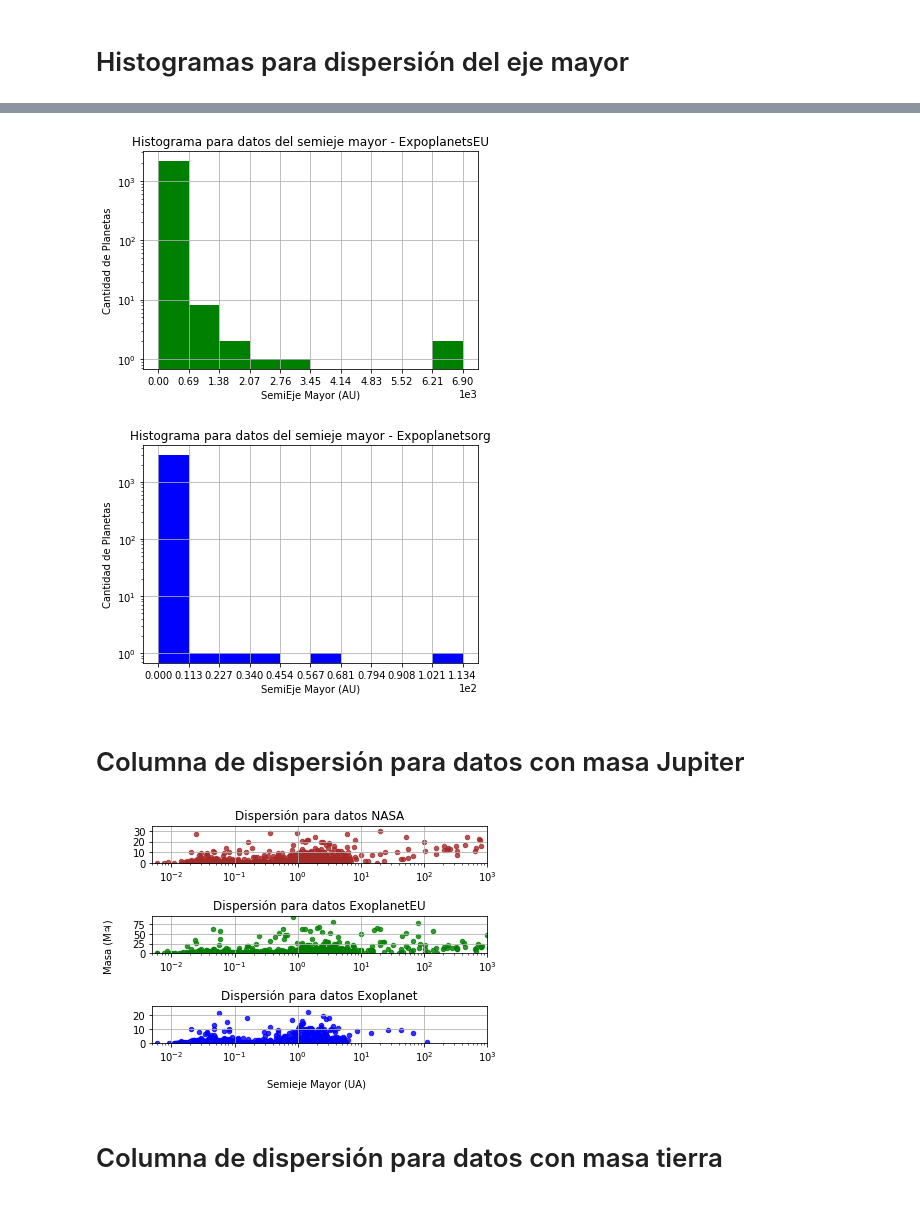
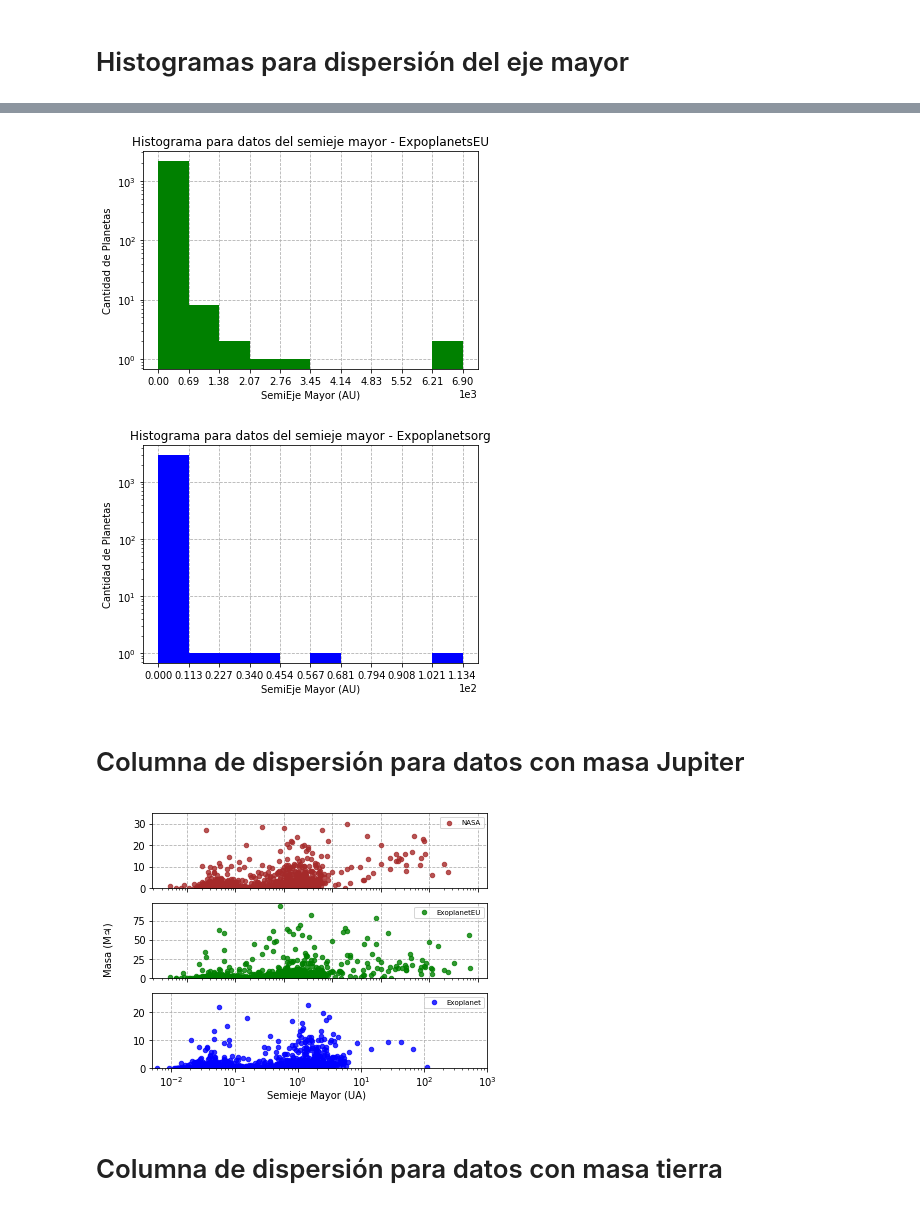
Before and after one commit to anmsuarezma/ExoplanetasPython, a Jupyter notebook: Tarea1.ipynb, the cells around one changed output, grey strips where cells are left out. Saved outputs shown, nothing was run; the diff lists cells and outputs as text; code cells hidden in the pictures.

```diff
--- a/Tarea1.ipynb
+++ b/Tarea1.ipynb
@@ -285,77 +287,87 @@ AXISEXOEU=[]
 for elem in MajorAxisEXO:
     if elem>=0:
         AXISEXOEU.append(elem)
-histEXOEU_AXIS=plt.hist(AXISEXOEU,histtype='bar',  facecolor='green', alpha=1)
+histEXOEU_AXIS=plt.hist(AXISEXOEU,histtype='bar',  facecolor='green', alpha=1,zorder=2)
 plt.xticks(np.linspace(np.min(AXISEXOEU),np.max(AXISEXOEU),11))
 plt.xlabel("SemiEje Mayor (AU)")
 plt.ylabel("Cantidad de Planetas")
 plt.title('Histograma para datos del semieje mayor - ExpoplanetsEU')
 plt.yscale('log')
 plt.ticklabel_format(style='sci', axis='x', scilimits=(0,0))
-plt.grid()
+plt.grid(zorder=1, linestyle='--')
 #plt.savefig('name.pdf')
 plt.show()
 # %% [output]
-[figure, old version]
+[figure, new version]
 # %%
 #Exoplanets
 AXISEXPO=[]
 for elem in MajorAxisEXP:
     if elem>=0:
         AXISEXPO.append(elem)
-histEXPO_Mass_E=plt.hist(AXISEXPO,histtype='bar',  facecolor='blue', alpha=1)
+histEXPO_Mass_E=plt.hist(AXISEXPO,histtype='bar',  facecolor='blue', alpha=1,zorder=2)
 plt.xticks(np.linspace(np.min(AXISEXPO),np.max(AXISEXPO),11))
 plt.xlabel("SemiEje Mayor (AU)")
 plt.ylabel("Cantidad de Planetas")
 plt.title('Histograma para datos del semieje mayor - Expoplanetsorg')
 plt.ticklabel_format(style='sci', axis='x', scilimits=(0,0))
 plt.yscale('log')
-plt.grid()
+plt.grid(zorder=1, linestyle='--')
 #plt.savefig('name.pdf')
 plt.show()
 # %% [output]
-[figure, old version]
+[figure, new version]
 # %% [markdown]
 # Columna de dispersión para datos con masa Jupiter
 # %%
-plt.subplot(5, 1, 1)
-plt.scatter(x=MajorAxisNASA, y=MassNASA, marker='o',s=20, color='brown', alpha=0.8, label='NASA')
-plt.xscale('log')
-plt.xlim(0.005,1000)
+ax=plt.subplot(511,sharex=ax2)
+plt.scatter(x=MajorAxisNASA, y=MassNASA, marker='o',s=20, color='brown', alpha=0.8, label='NASA',zorder=2)
+#plt.xscale('log')
+#plt.xlim(0.005,1000)
 y1=np.max(MASSNASA)//conv
-plt.ylim(0.001,y1+5)
-plt.title('Dispersión para datos NASA')
-plt.grid()
+plt.ylim(0.0001,y1+5)
+#plt.title('Dispersión para datos NASA')
+plt.grid(zorder=1, linestyle='--')
+box = ax.get_position()
+ax.set_position([box.x0, box.y0, box.width * 1.0 , box.height * 2.0])
+plt.setp(ax.get_xticklabels(), visible=False)
+plt.legend(loc=1, fontsize = 'x-small')
+
+ax1=plt.subplot(513, sharex=ax2)
+plt.scatter(x=MajorAxisEXO, y=MassEXO, marker='o', color='green',s=20, alpha=0.8, label='ExoplanetEU',zorder=2)
+#plt.xscale('log')
+#plt.xlim(0.005,1000)
+y2=np.max(MASSEXOEU)//conv
+plt.ylim(0.0001,y2+5)
+#plt.title('Dispersión para datos ExoplanetEU')
+plt.grid(zorder=1, linestyle='--')
+box = ax1.get_position()
+ax1.set_position([box.x0, box.y0, box.width * 1.0 , box.height * 2.0])
+plt.setp(ax1.get_xticklabels(), visible=False)
+plt.legend(loc=1, fontsize = 'x-small')
 
 
-plt.subplot(5, 1, 3)
-plt.scatter(x=MajorAxisEXO, y=MassEXO, marker='o', color='green',s=20, alpha=0.8, label='ExoplanetEU')
-plt.xscale('log')
-plt.xlim(0.005,1000)
-y2=np.max(MASSEXOEU)//conv
-plt.ylim(0.001,y2+5)
-plt.title('Dispersión para datos ExoplanetEU')
-plt.grid()
-
-
-plt.subplot(5, 1, 5)
-plt.scatter(x=MajorAxisEXP, y=MassEXPO, marker='o', color='blue',s=20, alpha=0.8, label='Exoplanet')
+ax2=plt.subplot(515)
+plt.scatter(x=MajorAxisEXP, y=MassEXPO, marker='o', color='blue',s=20, alpha=0.8, label='Exoplanet',zorder=2)
 plt.xscale('log')
 plt.xlim(0.005,1000)
 y3=np.max(MASSEXPO)//conv
-plt.ylim(0.001,y3+5)
-plt.title('Dispersión para datos Exoplanet')
-plt.grid()
+plt.ylim(0.0001,y3+5)
+#plt.title('Dispersión para datos Exoplanet')
+plt.grid(zorder=1, linestyle='--')
+box = ax2.get_position()
+ax2.set_position([box.x0, box.y0, box.width * 1.0, box.height * 2.0])
+plt.setp(ax2.get_xticklabels(), fontsize=10)
+plt.legend(loc=1, fontsize = 'x-small')
 
-
-plt.text(2, -30, 'Semieje Mayor (UA)', ha='center', va='center')
-plt.text(0.001, 70, 'Masa (M♃)', ha='center', va='center', rotation='vertical')
-#plt.savefig('name.pdf')
+plt.text(2, -10, 'Semieje Mayor (UA)', ha='center', va='center')
+plt.text(0.001, 43, 'Masa (M♃)', ha='center', va='center', rotation='vertical')
+plt.savefig('name1.pdf')
 
 
 plt.show()
 # %% [output]
-[figure, old version]
+[figure, new version]
 # %% [markdown]
 # Columna de dispersión para datos con masa tierra
 # %%
```
Also changed, not shown: parts of 14 cells of this notebook.
